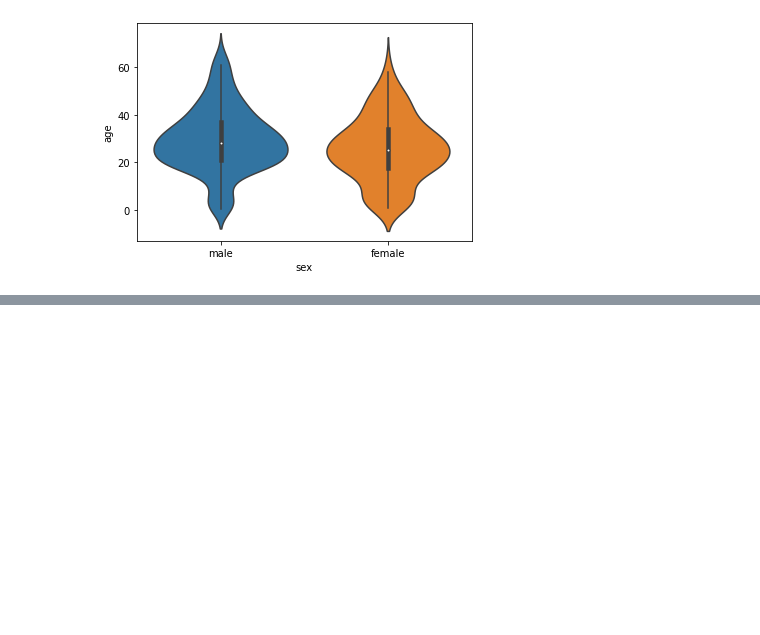
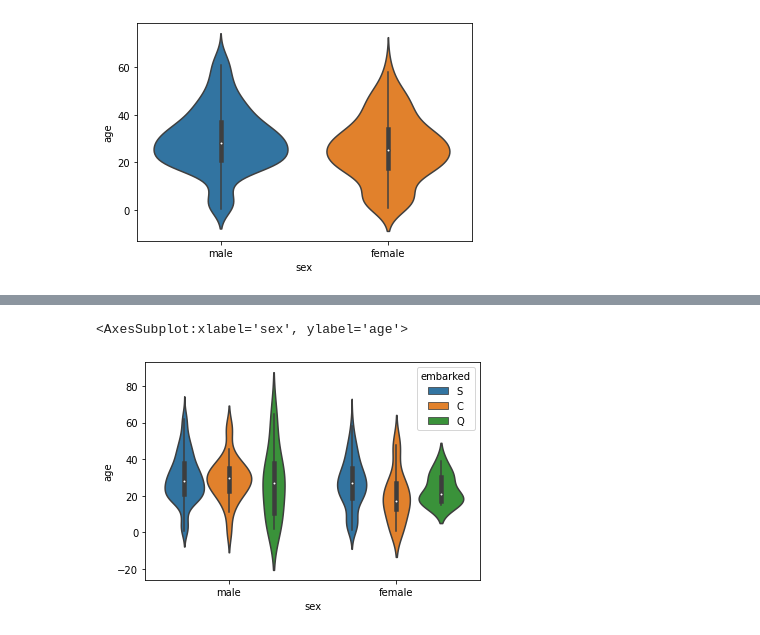
Before and after one commit to issacali/EDA, a Jupyter notebook: eda.ipynb, the cells around one changed output, grey strips where cells are left out. Drawn from its saved outputs; the diff is of its cells as text; code cells hidden in the pictures; blank space fills up the shorter version.

```diff
--- a/eda.ipynb
+++ b/eda.ipynb
@@ -354,0 +366,5 @@ sns.violinplot(x="sex",y="age",data=ks_clean)
+# %%
+sns.violinplot(x="sex",y="age",hue="embarked",data=ks_clean)
+# %% [output]
+<AxesSubplot:xlabel='sex', ylabel='age'>
+[figure, added]
```
Also changed, not shown: parts of 2 cells of this notebook.
